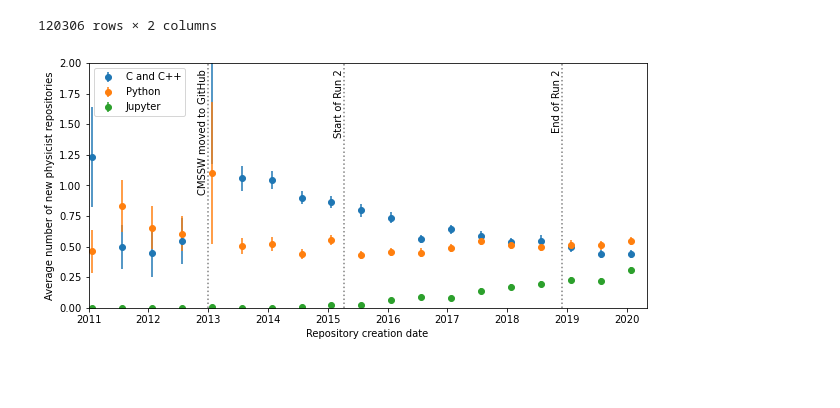
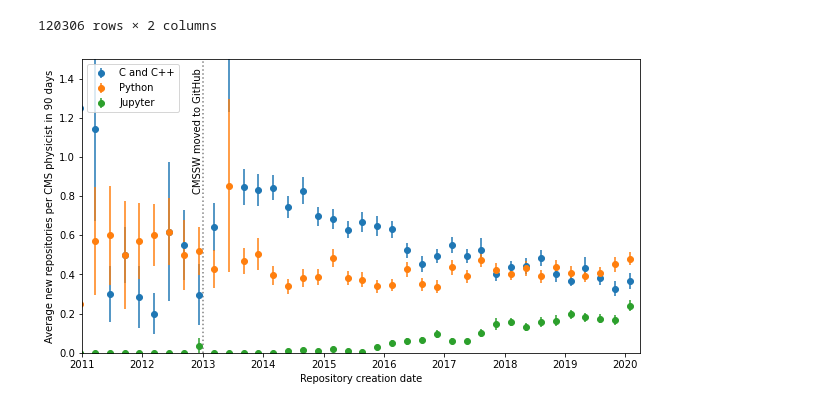
Before and after one commit to jpivarski-talks/2020-08-13-pyhep-debriefing, a Jupyter notebook: analyze-cmssw.ipynb, the cells around one changed output. Saved outputs shown, nothing was run; the diff lists cells and outputs as text; code cells hidden in the pictures; blank space fills up the shorter version.

```diff
--- a/analyze-cmssw.ipynb
+++ b/analyze-cmssw.ipynb
@@ -387,7 +387,7 @@ userrepos_cut2["Python"] = userrepos_cut2["language"] == "Python"
 userrepos_cut2["Jupyter"] = userrepos_cut2["language"] == "Jupyter Notebook"
 userrepos_cut2 = userrepos_cut2.groupby([
     pd.Grouper(key="owner_login"),
-    pd.Grouper(key="created_at", freq="183 D", origin=userrepos_cut["created_at"].max()),
+    pd.Grouper(key="created_at", freq="90D", origin=userrepos_cut["created_at"].max()),
 ])[["C and C++", "Python", "Jupyter"]].sum()
 sum1 = userrepos_cut2.groupby(level=1).count()
 sumx = userrepos_cut2.groupby(level=1).sum()
@@ -395,23 +395,23 @@ sumxx = (userrepos_cut2**2).groupby(level=1).sum()
 y = (sumx / sum1)
 yerr = np.sqrt((sumxx / sum1) - (sumx / sum1)**2) / np.sqrt(sum1)
 # %%
-ax = y.plot(yerr=yerr, marker="o", ls="none", rot=0, figsize=(10, 5))
+ax = y.plot(yerr=yerr, marker="o", ls="none", rot=0, figsize=(10, 6))
 ax.axvline(pd.to_datetime("2013-01-01"), c="gray", ls=":")
-ax.text(pd.to_datetime("2013-01-01") - pd.to_timedelta("60 days"), 1.95, "CMSSW moved to GitHub", rotation=90, va="top")
-ax.axvline(pd.to_datetime("2015-04-10"), c="gray", ls=":")
-ax.text(pd.to_datetime("2015-04-10")- pd.to_timedelta("60 days"), 1.95, "Start of Run 2", rotation=90, va="top")
-ax.axvline(pd.to_datetime("2018-12-03"), c="gray", ls=":")
-ax.text(pd.to_datetime("2018-12-03")- pd.to_timedelta("60 days"), 1.95, "End of Run 2", rotation=90, va="top")
+ax.text(pd.to_datetime("2013-01-01") - pd.to_timedelta("60 days"), 1.5*0.97, "CMSSW moved to GitHub", rotation=90, va="top")
+# ax.axvline(pd.to_datetime("2015-04-10"), c="gray", ls=":")
+# ax.text(pd.to_datetime("2015-04-10")- pd.to_timedelta("60 days"), 1.5*0.97, "Start of Run 2", rotation=90, va="top")
+# ax.axvline(pd.to_datetime("2018-12-03"), c="gray", ls=":")
+# ax.text(pd.to_datetime("2018-12-03")- pd.to_timedelta("60 days"), 1.5*0.97, "End of Run 2", rotation=90, va="top")
 years = ("2011", "2012", "2013", "2014", "2015", "2016", "2017", "2018", "2019", "2020")
 ax.set_xticks([pd.to_datetime(x + "-01-01") for x in years])
 ax.set_xticklabels(years, ha="center")
 ax.set_xlabel("Repository creation date")
-ax.set_ylabel("Average number of new physicist repositories")
-ax.set_xlim(pd.to_datetime("2011-01-01"), pd.to_datetime("2020-05-01"))
-ax.set_ylim(0, 2)
+ax.set_ylabel("Average new repositories per CMS physicist in 90 days")
+ax.set_xlim(pd.to_datetime("2011-01-01"), pd.to_datetime("2020-04-01"))
+ax.set_ylim(0, 1.5)
 ax.legend(loc="upper left");
 # %% [output]
-[figure, old version]
+[figure, new version]
 # %%
 search_uproot_lists = {
     "repo_id": [],
```
Also changed, not shown: parts of 9 cells of this notebook.
